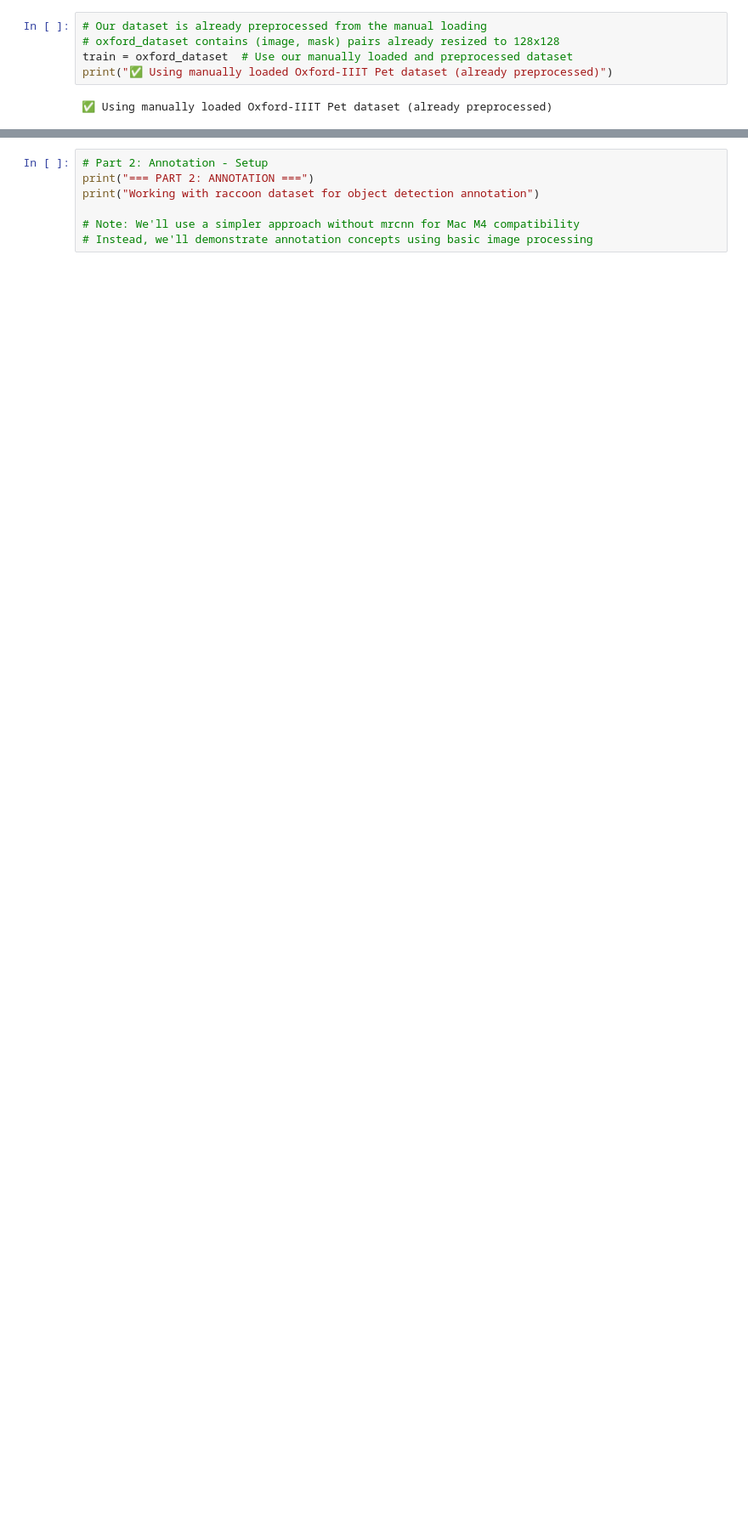
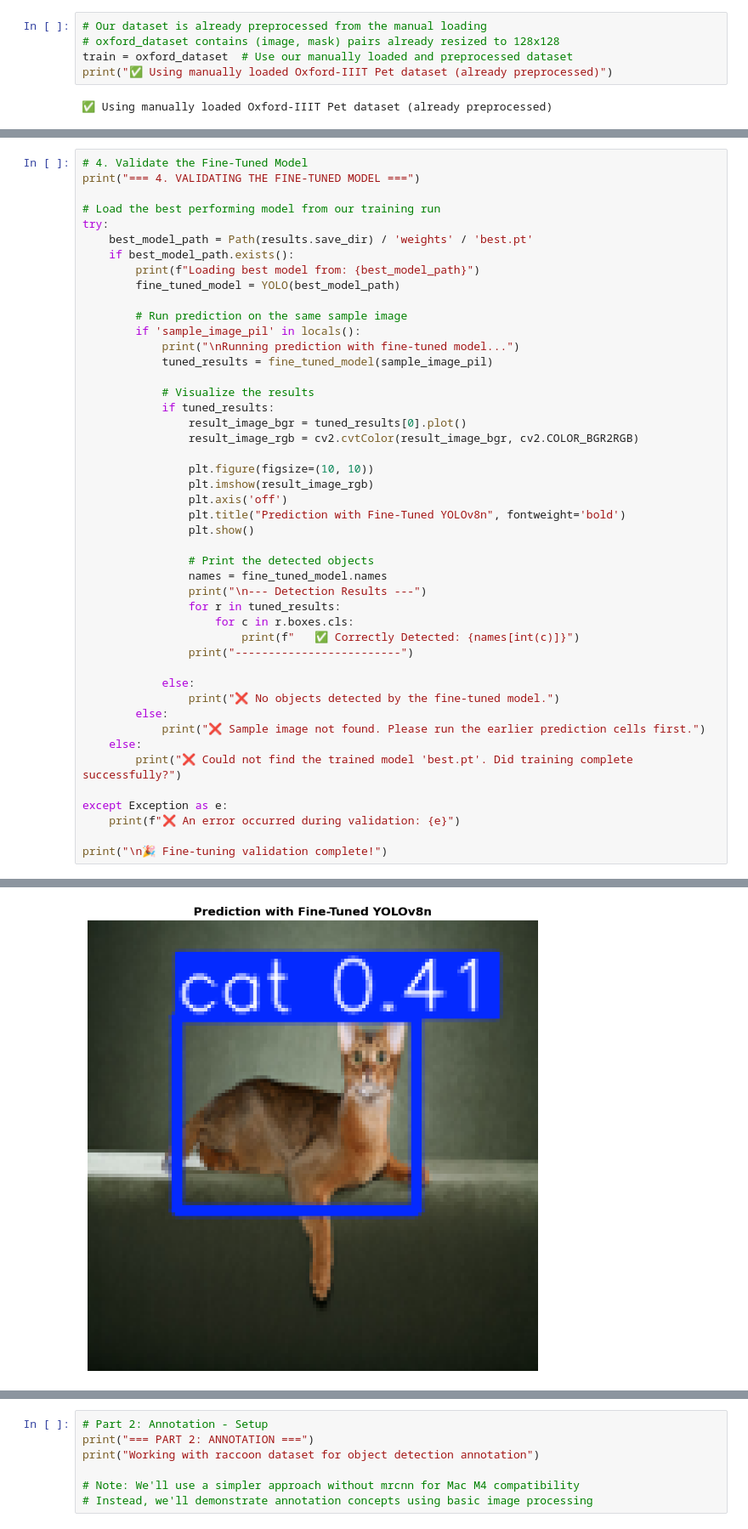
Before and after one commit to marstonsward/aai_521_computer_vision, a Jupyter notebook: module_3/Marston_Ward_Assignment3.ipynb, the cells around one changed output, grey strips where cells are left out. Shown at 85% size. Saved outputs shown, nothing was run; the diff lists cells and outputs as text; blank space fills up the shorter version.

```diff
--- a/module_3/Marston_Ward_Assignment3.ipynb
+++ b/module_3/Marston_Ward_Assignment3.ipynb
@@ -907,0 +1541,47 @@ print("✅ Using manually loaded Oxford-IIIT Pet dataset (already preprocessed)"
+# %%
+# 4. Validate the Fine-Tuned Model
+print("=== 4. VALIDATING THE FINE-TUNED MODEL ===")
+
+# Load the best performing model from our training run
+try:
+    best_model_path = Path(results.save_dir) / 'weights' / 'best.pt'
+    if best_model_path.exists():
+        print(f"Loading best model from: {best_model_path}")
+        fine_tuned_model = YOLO(best_model_path)
+
+        # Run prediction on the same sample image
+        if 'sample_image_pil' in locals():
+            print("\nRunning prediction with fine-tuned model...")
+            tuned_results = fine_tuned_model(sample_image_pil)
+
+            # Visualize the results
+            if tuned_results:
+                result_image_bgr = tuned_results[0].plot()
+                result_image_rgb = cv2.cvtColor(result_image_bgr, cv2.COLOR_BGR2RGB)
+
+                plt.figure(figsize=(10, 10))
+                plt.imshow(result_image_rgb)
+                plt.axis('off')
+                plt.title("Prediction with Fine-Tuned YOLOv8n", fontweight='bold')
+                plt.show()
+
+                # Print the detected objects
+                names = fine_tuned_model.names
+                print("\n--- Detection Results ---")
+                for r in tuned_results:
+                    for c in r.boxes.cls:
+                        print(f"   ✅ Correctly Detected: {names[int(c)]}")
+                print("-------------------------")
+
+            else:
+                print("❌ No objects detected by the fine-tuned model.")
+        else:
+            print("❌ Sample image not found. Please run the earlier prediction cells first.")
+    else:
+        print("❌ Could not find the trained model 'best.pt'. Did training complete successfully?")
+
+except Exception as e:
+    print(f"❌ An error occurred during validation: {e}")
+
+print("\n🎉 Fine-tuning validation complete!")
+# %% [output]
@@ -907,0 +1606 @@ print("✅ Using manually loaded Oxford-IIIT Pet dataset (already preprocessed)"
+[figure, added]
```
Also changed, not shown: parts of 22 cells of this notebook, 2 other files.
